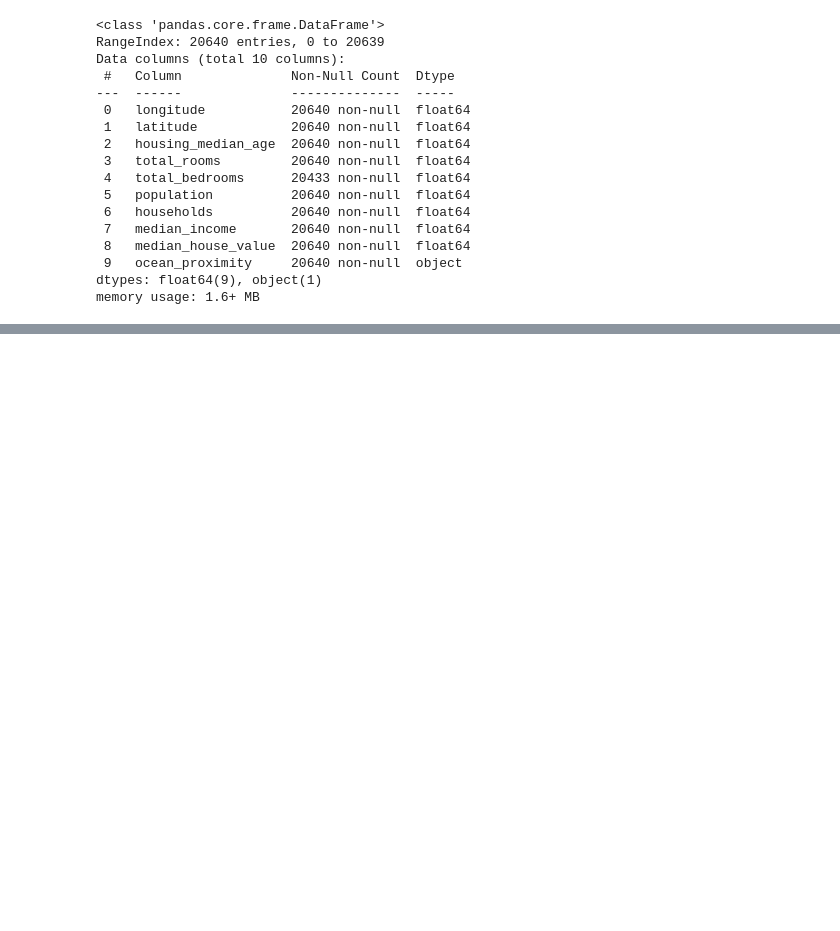
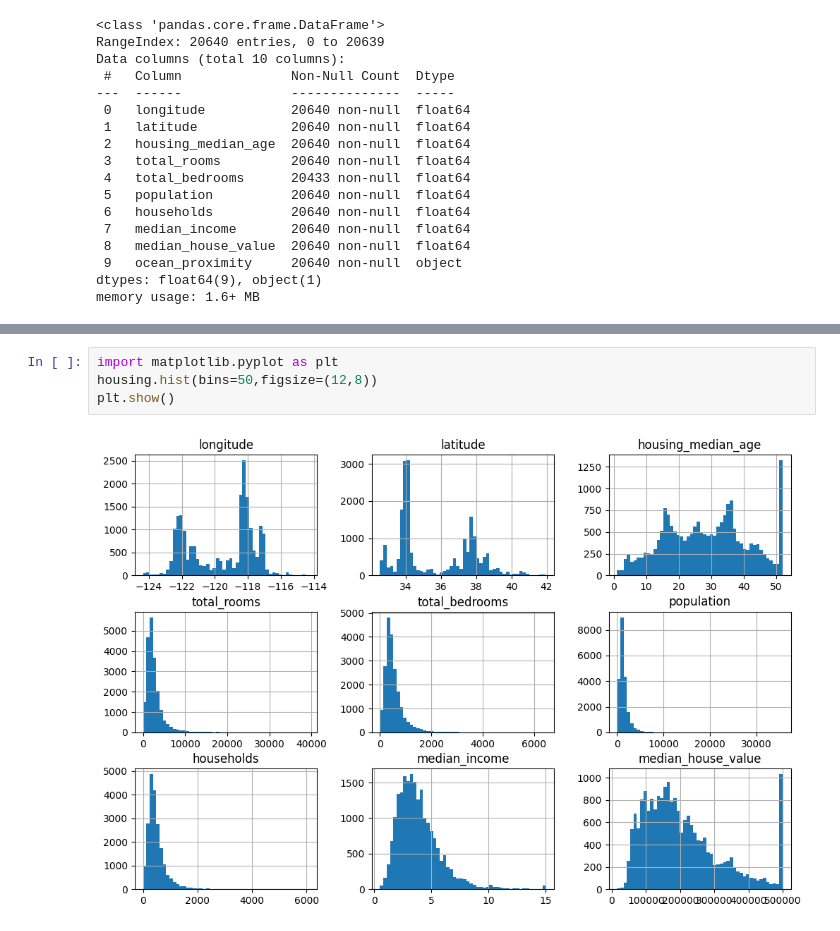
Before and after one commit to afif-af/python-code, a Jupyter notebook: handson-ml/Chapter 2.ipynb, the cells around one changed output, grey strips where cells are left out. Cells and saved outputs as stored; diff of their text form; blank space fills up the shorter version.

```diff
--- a/handson-ml/Chapter 2.ipynb
+++ b/handson-ml/Chapter 2.ipynb
@@ -56,3 +56,9 @@ housing.describe()
 | 50% | -118.490000 | 34.260000 | 29.000000 | 2127.000000 | 435.000000 | 1166.000000 | 409.000000 | ... |
 | 75% | -118.010000 | 37.710000 | 37.000000 | 3148.000000 | 647.000000 | 1725.000000 | 605.000000 | ... |
 | max | -114.310000 | 41.950000 | 52.000000 | 39320.000000 | 6445.000000 | 35682.000000 | 6082.000000 | ... |
+# %%
+import matplotlib.pyplot as plt
+housing.hist(bins=50,figsize=(12,8))
+plt.show()
+# %% [output]
+[figure, added]
```
Also changed, not shown: parts of 6 cells of this notebook.
